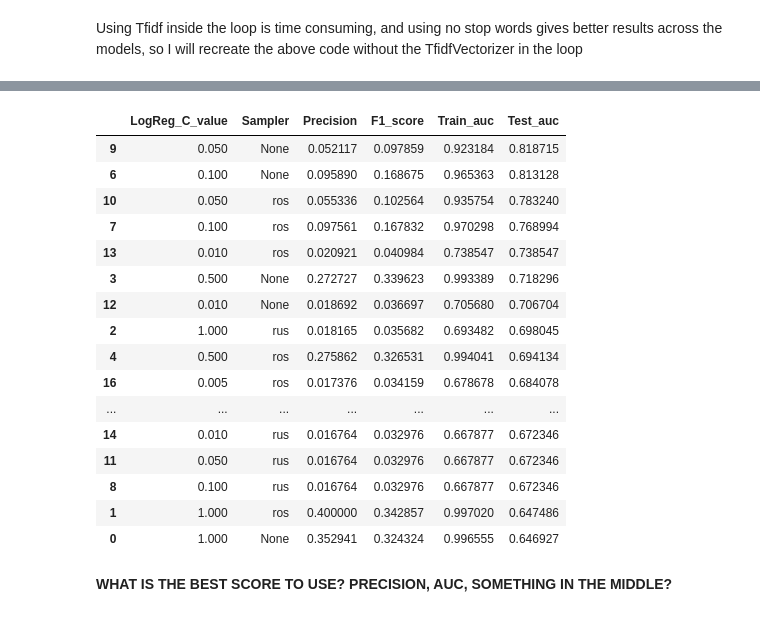
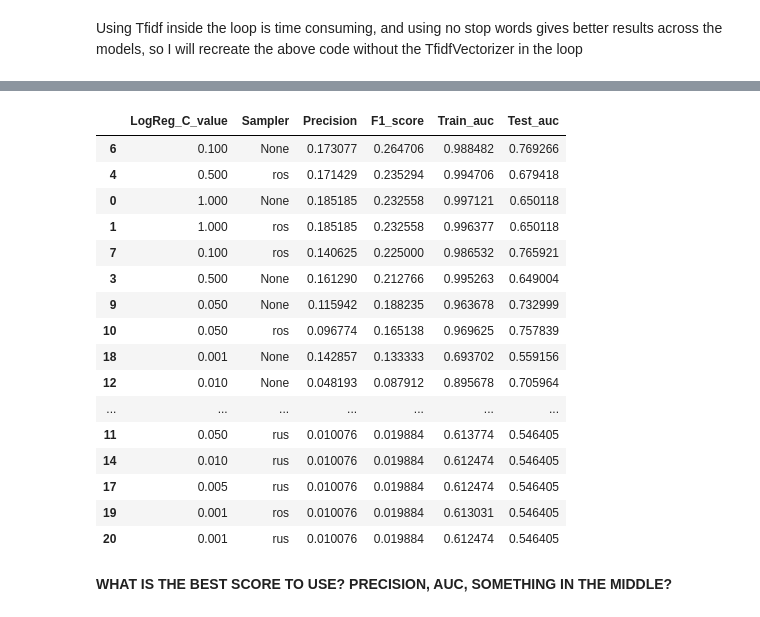
Before and after one commit to wwhite5/Springboard-Capstone-1-NLP, a Jupyter notebook: Notebooks/One_Author_advanced_2.ipynb, the cells around one changed output, grey strips where cells are left out. Saved outputs shown, nothing was run; the diff lists cells and outputs as text; code cells hidden in the pictures.

```diff
--- a/Notebooks/One_Author_advanced_2.ipynb
+++ b/Notebooks/One_Author_advanced_2.ipynb
@@ -116,7 +116,7 @@ for Tfidf_params, C_params in hyperparameters:
 
     # Making a pipeline with the logistic regressor inside, the C hyperparameter is chosen here
     pipe = Pipeline(steps=[
-        ('LR', LogisticRegression(class_weight={0:1, 1:99}, C=C_params)),
+        ('LR', LogisticRegression(class_weight={0:1, 1:99}, C=C_params, max_iter=1000)),
 
     ])
 
@@ -233,18 +233,18 @@ for C_value, sampler_type in hyperparameters:
     if sampler_type == 'rus':
         pipe = Pipeline(steps=[
             ('rus', RandomUnderSampler(random_state=21)),
-            ('LR', LogisticRegression(C=C_value))
+            ('LR', LogisticRegression(C=C_value, max_iter=1000))
             ])
 
     elif sampler_type == 'ros':
         pipe = Pipeline(steps=[
             ('ros', RandomOverSampler(random_state=21)),
-            ('LR', LogisticRegression(C=C_value))
+            ('LR', LogisticRegression(C=C_value, max_iter=1000))
             ])
 
     else:
         pipe = Pipeline(steps=[
-            ('LR', LogisticRegression(class_weight={0:1, 1:99}, C=C_value))
+            ('LR', LogisticRegression(class_weight={0:1, 1:99}, C=C_value, max_iter=1000))
             ])
 
     # Fitting the pipeline to the train set and predicting on both train and test sets
@@ -297,26 +297,26 @@ for C_value, sampler_type in hyperparameters:
 20
 # %%
 LR_HPtable = pd.DataFrame.from_dict(LR_dict)
-LR_HPtable.sort_values(by='Test_auc', ascending=False, inplace=True)
+LR_HPtable.sort_values(by='F1_score', ascending=False, inplace=True)
 LR_HPtable
 # %% [output]
 |  | LogReg_C_value | Sampler | Precision | F1_score | Train_auc | Test_auc |
-| 9 | 0.050 | None | 0.052117 | 0.097859 | 0.923184 | 0.818715 |
-| 6 | 0.100 | None | 0.095890 | 0.168675 | 0.965363 | 0.813128 |
-| 10 | 0.050 | ros | 0.055336 | 0.102564 | 0.935754 | 0.783240 |
-| 7 | 0.100 | ros | 0.097561 | 0.167832 | 0.970298 | 0.768994 |
-| 13 | 0.010 | ros | 0.020921 | 0.040984 | 0.738547 | 0.738547 |
-| 3 | 0.500 | None | 0.272727 | 0.339623 | 0.993389 | 0.718296 |
-| 12 | 0.010 | None | 0.018692 | 0.036697 | 0.705680 | 0.706704 |
-| 2 | 1.000 | rus | 0.018165 | 0.035682 | 0.693482 | 0.698045 |
-| 4 | 0.500 | ros | 0.275862 | 0.326531 | 0.994041 | 0.694134 |
-| 16 | 0.005 | ros | 0.017376 | 0.034159 | 0.678678 | 0.684078 |
+| 6 | 0.100 | None | 0.173077 | 0.264706 | 0.988482 | 0.769266 |
+| 4 | 0.500 | ros | 0.171429 | 0.235294 | 0.994706 | 0.679418 |
+| 0 | 1.000 | None | 0.185185 | 0.232558 | 0.997121 | 0.650118 |
+| 1 | 1.000 | ros | 0.185185 | 0.232558 | 0.996377 | 0.650118 |
+| 7 | 0.100 | ros | 0.140625 | 0.225000 | 0.986532 | 0.765921 |
+| 3 | 0.500 | None | 0.161290 | 0.212766 | 0.995263 | 0.649004 |
+| 9 | 0.050 | None | 0.115942 | 0.188235 | 0.963678 | 0.732999 |
+| 10 | 0.050 | ros | 0.096774 | 0.165138 | 0.969625 | 0.757839 |
+| 18 | 0.001 | None | 0.142857 | 0.133333 | 0.693702 | 0.559156 |
+| 12 | 0.010 | None | 0.048193 | 0.087912 | 0.895678 | 0.705964 |
 | ... | ... | ... | ... | ... | ... | ... |
-| 14 | 0.010 | rus | 0.016764 | 0.032976 | 0.667877 | 0.672346 |
-| 11 | 0.050 | rus | 0.016764 | 0.032976 | 0.667877 | 0.672346 |
-| 8 | 0.100 | rus | 0.016764 | 0.032976 | 0.667877 | 0.672346 |
-| 1 | 1.000 | ros | 0.400000 | 0.342857 | 0.997020 | 0.647486 |
-| 0 | 1.000 | None | 0.352941 | 0.324324 | 0.996555 | 0.646927 |
+| 11 | 0.050 | rus | 0.010076 | 0.019884 | 0.613774 | 0.546405 |
+| 14 | 0.010 | rus | 0.010076 | 0.019884 | 0.612474 | 0.546405 |
+| 17 | 0.005 | rus | 0.010076 | 0.019884 | 0.612474 | 0.546405 |
+| 19 | 0.001 | ros | 0.010076 | 0.019884 | 0.613031 | 0.546405 |
+| 20 | 0.001 | rus | 0.010076 | 0.019884 | 0.612474 | 0.546405 |
 # %% [markdown]
 **WHAT IS THE BEST SCORE TO USE? PRECISION, AUC, SOMETHING IN THE MIDDLE?**
 # %%
```
Also changed, not shown: parts of 17 cells of this notebook, 4 other files.
